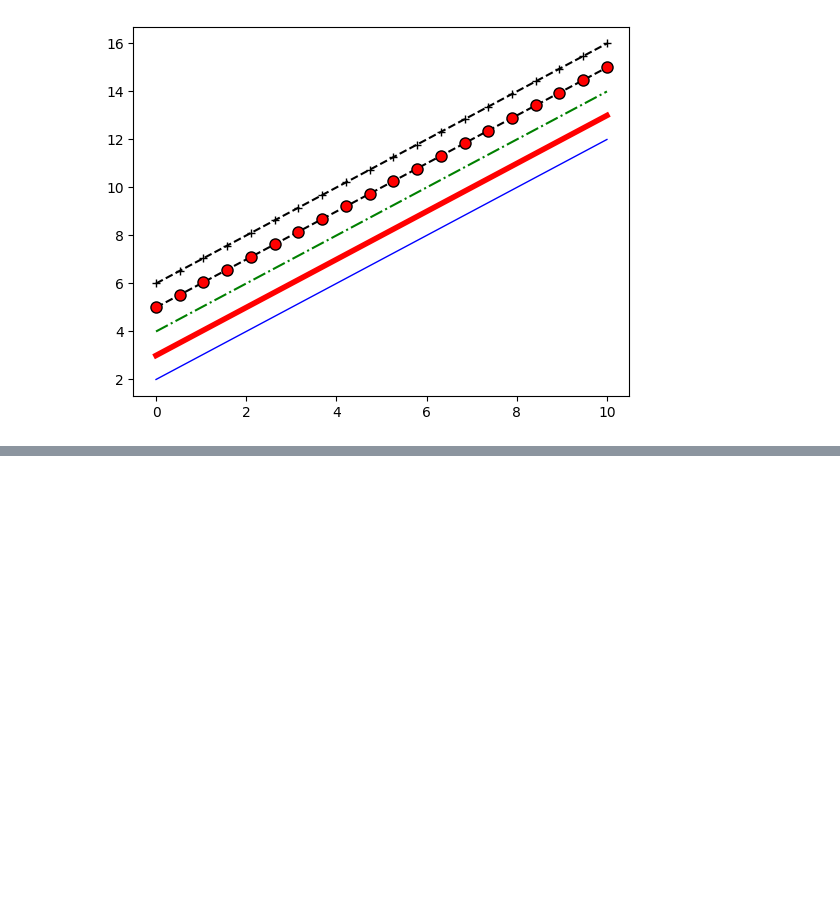
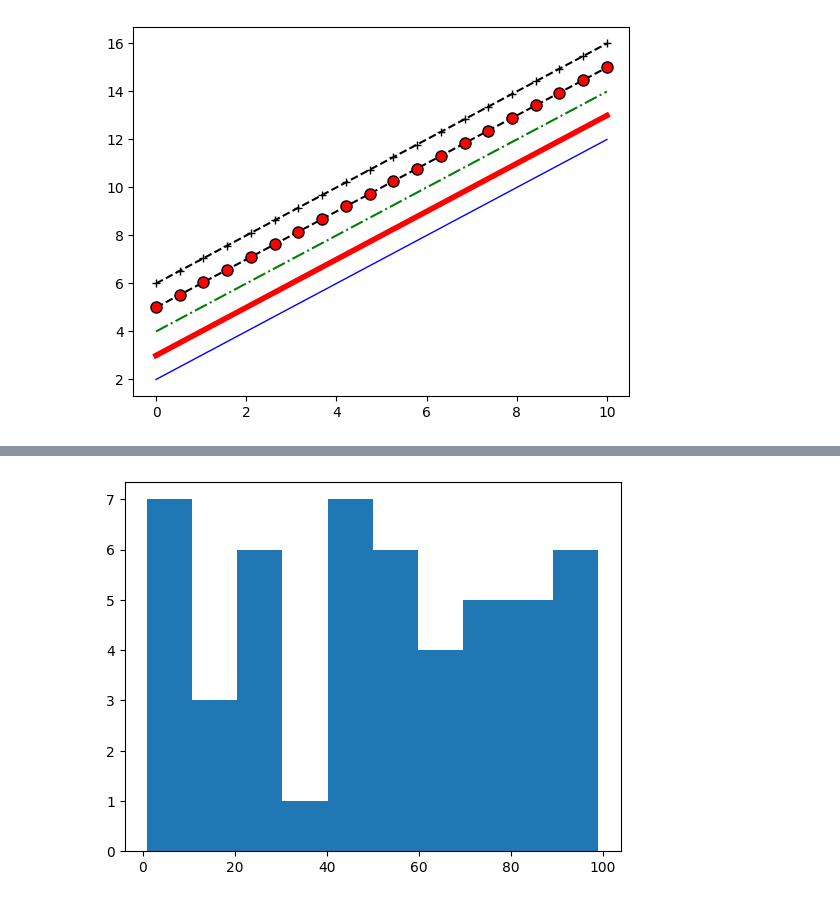
Before and after one commit to enistolgasn/Data-Science-and-Machine-Learning, a Jupyter notebook: 15 - Matplotlib/matplotlib_styles.ipynb, the cells around one changed output, grey strips where cells are left out. Drawn from its saved outputs; the diff is of its cells as text; code cells hidden in the pictures; blank space fills up the shorter version.

```diff
--- a/15 - Matplotlib/matplotlib_styles.ipynb
+++ b/15 - Matplotlib/matplotlib_styles.ipynb
@@ -49,0 +55,2 @@ plt.show()
+# %%
+new_arr = np.random.randint(0, 100, 50)
@@ -49,0 +64,5 @@ plt.show()
+# %%
+plt.hist(new_arr)
+plt.show()
+# %% [output]
+[figure, added]
```
Also changed, not shown: parts of 3 cells of this notebook.
